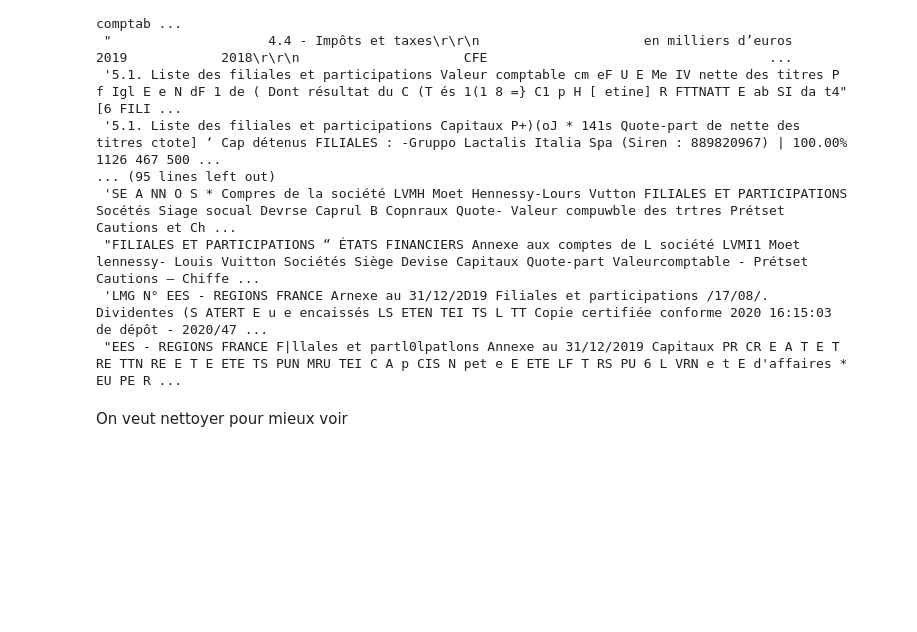
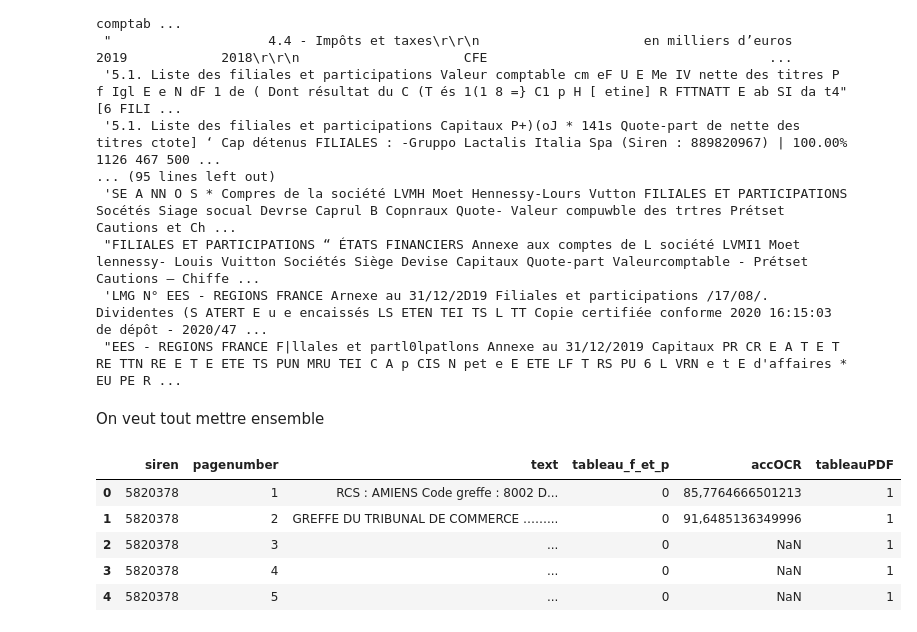
Before and after one commit to InseeFrLab/extraction-comptes-sociaux, a Jupyter notebook: notebooks/review_labels.ipynb, the cells around one changed output. Cells and saved outputs as stored; diff of their text form; code cells hidden in the pictures; blank space fills up the shorter version.

```diff
--- a/notebooks/review_labels.ipynb
+++ b/notebooks/review_labels.ipynb
@@ -518,5 +518,5 @@ list(df_sel_merged[df_sel_merged.tableau_f_et_p == 1].text)
  "FILIALES ET PARTICIPATIONS “ ÉTATS FINANCIERS Annexe aux comptes de L société LVMI1 Moet lennessy- Louis Vuitton Sociétés Siège Devise Capitaux Quote-part Valeurcomptable - Prétset Cautions — Chiffe ...
  'LMG N° EES - REGIONS FRANCE Arnexe au 31/12/2D19 Filiales et participations /17/08/. Dividentes (S ATERT E u e encaissés LS ETEN TEI TS L TT Copie certifiée conforme 2020 16:15:03 de dépôt - 2020/47 ...
  "EES - REGIONS FRANCE F|llales et partl0lpatlons Annexe au 31/12/2019 Capitaux PR CR E A T E T RE TTN RE E T E ETE TS PUN MRU TEI C A p CIS N pet e E ETE LF T RS PU 6 L VRN e t E d'affaires * EU PE R ...
-# %% [markdown]
-On veut nettoyer pour mieux voir
+# %% [markdown]
+On veut tout mettre ensemble
@@ -522,0 +529,9 @@ On veut nettoyer pour mieux voir
+# %%
+df.head()
+# %% [output]
+|  | siren | pagenumber | text | tableau_f_et_p | accOCR | tableauPDF |
+| 0 | 5820378 | 1 | RCS : AMIENS Code greffe : 8002 D... | 0 | 85,7764666501213 | 1 |
+| 1 | 5820378 | 2 | GREFFE DU TRIBUNAL DE COMMERCE ……... | 0 | 91,6485136349996 | 1 |
+| 2 | 5820378 | 3 | ... | 0 | NaN | 1 |
+| 3 | 5820378 | 4 | ... | 0 | NaN | 1 |
+| 4 | 5820378 | 5 | ... | 0 | NaN | 1 |
```
Also changed, not shown: parts of 26 cells of this notebook, 3 other files.
